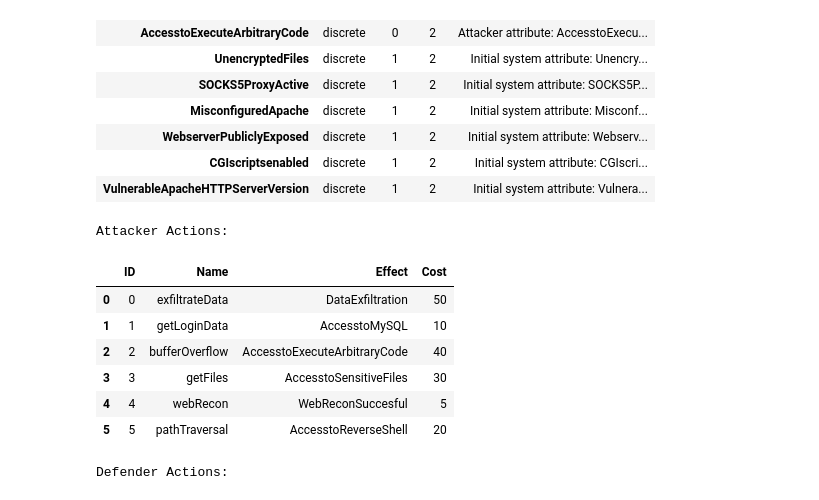
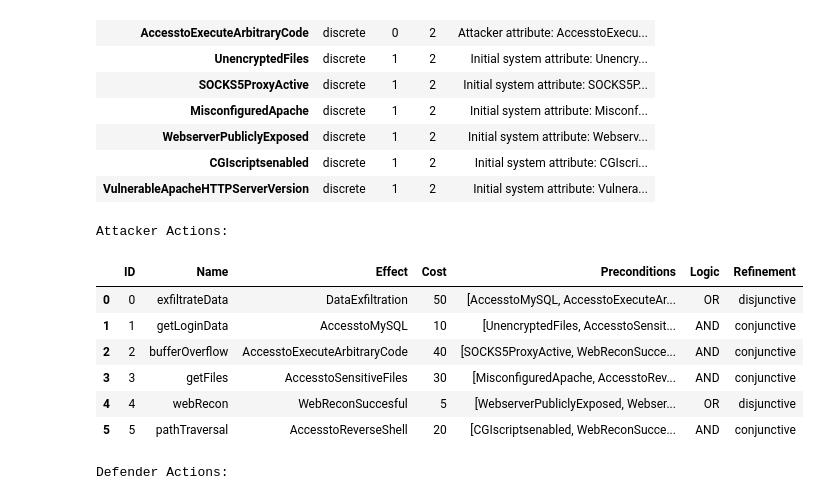
Before and after one commit to Marini97/PANACEA, a Jupyter notebook: gym/gym_env_demo.ipynb, the cells around one changed output. Drawn from its saved outputs; the diff is of its cells as text; code cells hidden in the pictures.

```diff
--- a/gym/gym_env_demo.ipynb
+++ b/gym/gym_env_demo.ipynb
@@ -37,26 +37,29 @@ State Space Variables:
 # %%
 # Explore attacker actions
 print("Attacker Actions:")
 attacker_actions = []
 for action_id, action_spec in env_spec['action_space']['attacker']['actions'].items():
     attacker_actions.append({
         'ID': action_id,
         'Name': action_spec['name'],
         'Effect': action_spec['effect'],
         'Cost': action_spec['cost'],
+        'Preconditions': action_spec['preconditions']['conditions'],
+        'Logic': action_spec['preconditions']['logic'],
+        'Refinement': action_spec['refinement']
     })
 
 attacker_df = pd.DataFrame(attacker_actions)
 display(attacker_df)
 # %% [output]
 Attacker Actions:
-|  | ID | Name | Effect | Cost |
-| 0 | 0 | exfiltrateData | DataExfiltration | 50 |
-| 1 | 1 | getLoginData | AccesstoMySQL | 10 |
-| 2 | 2 | bufferOverflow | AccesstoExecuteArbitraryCode | 40 |
-| 3 | 3 | getFiles | AccesstoSensitiveFiles | 30 |
-| 4 | 4 | webRecon | WebReconSuccesful | 5 |
-| 5 | 5 | pathTraversal | AccesstoReverseShell | 20 |
+|  | ID | Name | Effect | Cost | Preconditions | Logic | Refinement |
+| 0 | 0 | exfiltrateData | DataExfiltration | 50 | [AccesstoMySQL, AccesstoExecuteAr... | OR | disjunctive |
+| 1 | 1 | getLoginData | AccesstoMySQL | 10 | [UnencryptedFiles, AccesstoSensit... | AND | conjunctive |
+| 2 | 2 | bufferOverflow | AccesstoExecuteArbitraryCode | 40 | [SOCKS5ProxyActive, WebReconSucce... | AND | conjunctive |
+| 3 | 3 | getFiles | AccesstoSensitiveFiles | 30 | [MisconfiguredApache, AccesstoRev... | AND | conjunctive |
+| 4 | 4 | webRecon | WebReconSuccesful | 5 | [WebserverPubliclyExposed, Webser... | OR | disjunctive |
+| 5 | 5 | pathTraversal | AccesstoReverseShell | 20 | [CGIscriptsenabled, WebReconSucce... | AND | conjunctive |
 # %%
 # Explore defender actions
 print("Defender Actions:")
```
Also changed, not shown: parts of 10 cells of this notebook, 11 other files.
